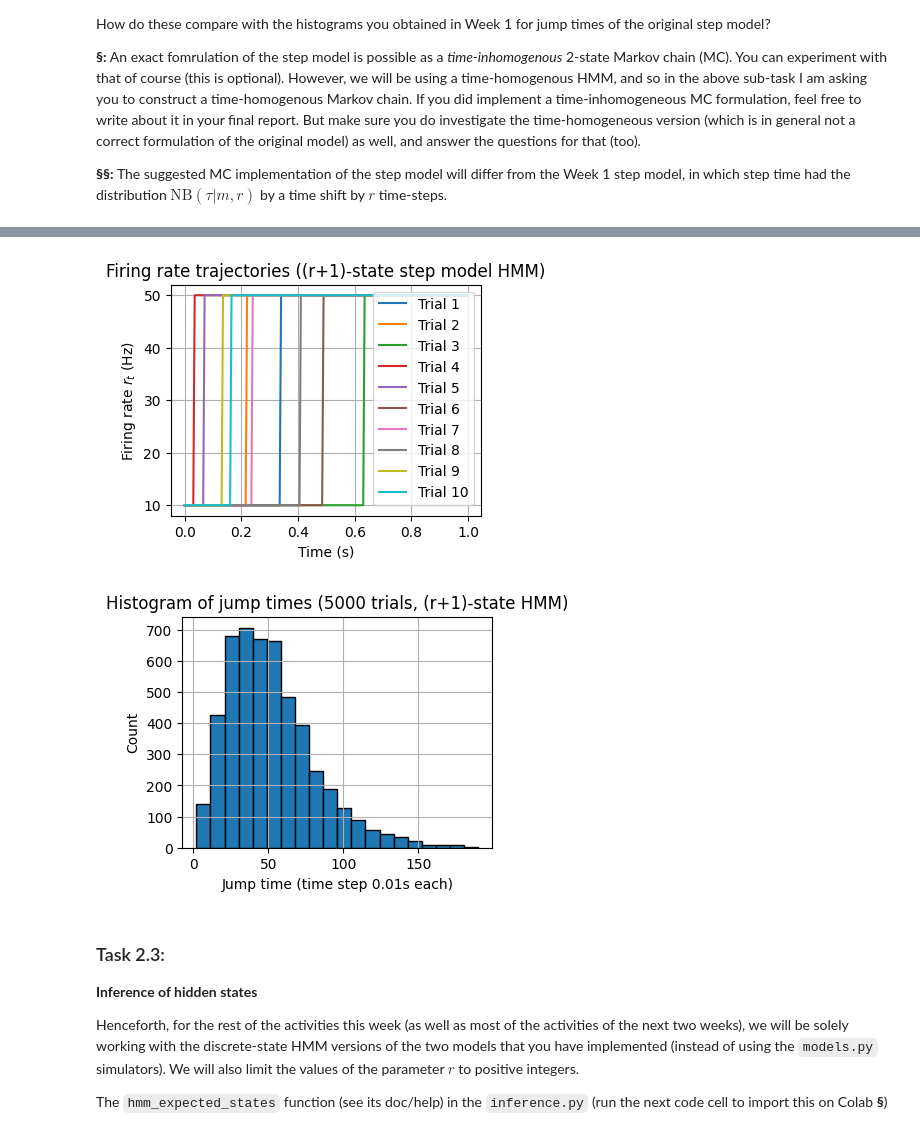
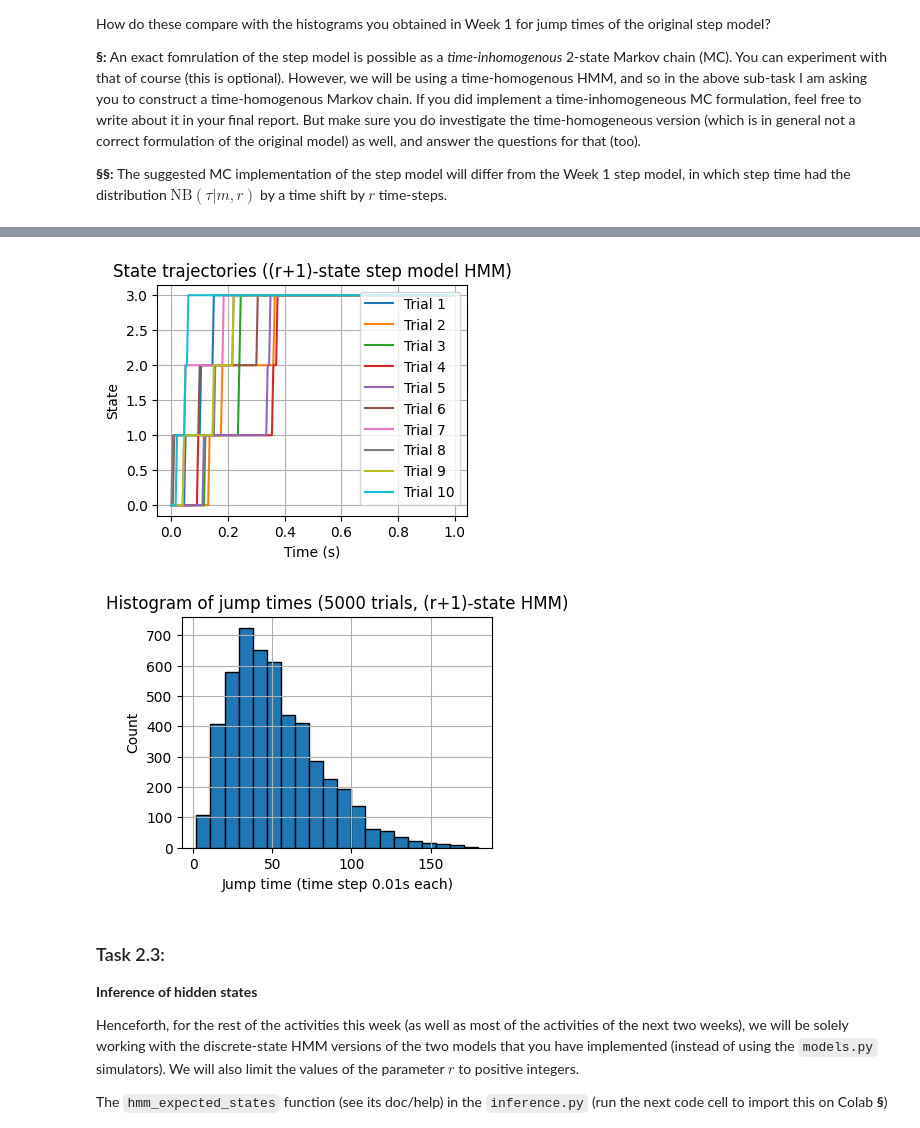
Before and after one commit to ericyh/Neural_Data_Processing, a Jupyter notebook: GG3_project.ipynb, the cells around one changed output, grey strips where cells are left out. Drawn from its saved outputs; the diff is of its cells as text; code cells hidden in the pictures.

```diff
--- a/GG3_project.ipynb
+++ b/GG3_project.ipynb
@@ -1516,38 +1516,38 @@ def simulate_rplus1_trials(T_max, N_trials, p, r):
             state_trajs[trial, t] = state
             if state == r and jump_time == T_max:
                 jump_time = t
         jump_times.append(jump_time)
 
     return state_trajs, np.array(jump_times)
 
 state_trajs, jump_times = simulate_rplus1_trials(T_max, N_trials, p, r)
 
 rate_trajs = np.where(state_trajs < r, Rl, Rh)
 
 time = np.arange(T_max) / T_max
 plt.figure(figsize=(4, 3))
 for i in range(10):
-    plt.plot(time, rate_trajs[i], label=f"Trial {i+1}")
+    plt.plot(time, state_trajs[i], label=f"Trial {i+1}")
 plt.xlabel("Time (s)")
-plt.ylabel("Firing rate $r_t$ (Hz)")
-plt.title("Firing rate trajectories ((r+1)-state step model HMM)")
+plt.ylabel("State")
+plt.title("State trajectories ((r+1)-state step model HMM)")
 plt.legend()
 plt.grid(True)
 plt.show()
 
 plt.figure(figsize=(4, 3))
 valid_jumps = jump_times[jump_times < T_max]
 plt.hist(valid_jumps, bins=20, edgecolor='black')
 plt.xlabel("Jump time (time step 0.01s each)")
 plt.ylabel("Count")
 plt.title(f"Histogram of jump times ({N_trials} trials, (r+1)-state HMM)")
 plt.grid(True)
 plt.show()
 
 r3 = valid_jumps
 # %% [output]
-[figure, old version]
+[figure, new version]
-[figure, old version]
+[figure, new version]
 # %% [markdown]
 ### Task 2.3:
 **Inference of hidden states**
```
Also changed, not shown: parts of 57 cells of this notebook.
